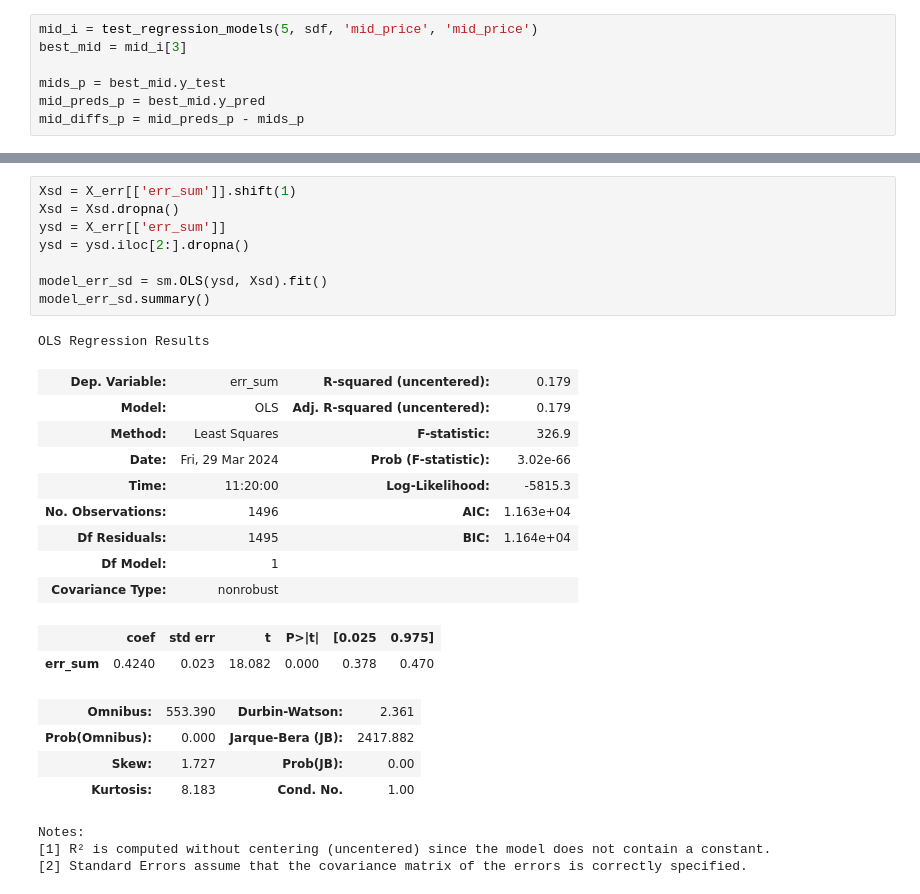
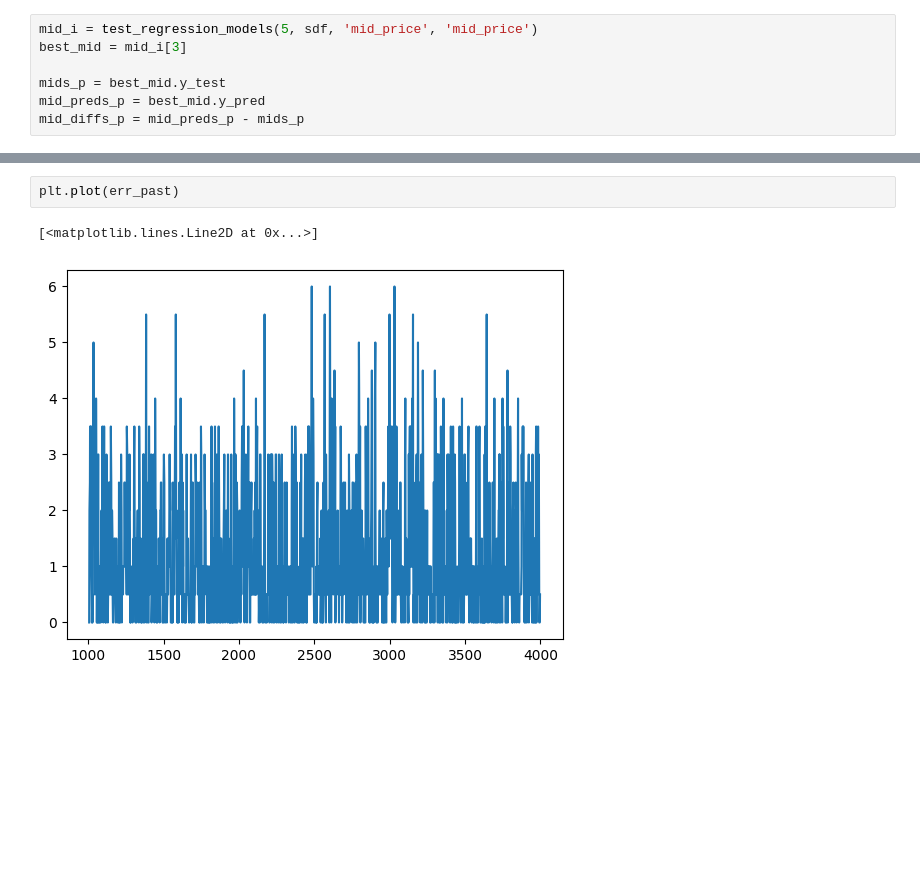
Before and after one commit to felixpoirier1/Prosperity, a Jupyter notebook: test.ipynb, the cells around one changed output, grey strips where cells are left out. Saved outputs shown, nothing was run; the diff lists cells and outputs as text; blank space fills up the shorter version.

```diff
--- a/test.ipynb
+++ b/test.ipynb
@@ -873,33 +855,10 @@ OLS Regression Results
 Notes:
 [1] Standard Errors assume that the covariance matrix of the errors is correctly specified.
-# %%
-Xsd = X_err[['err_sum']].shift(1)
-Xsd = Xsd.dropna()
-ysd = X_err[['err_sum']]
-ysd = ysd.iloc[2:].dropna()
-
-model_err_sd = sm.OLS(ysd, Xsd).fit()
-model_err_sd.summary()
-# %% [output]
-OLS Regression Results
-| Dep. Variable: | err_sum | R-squared (uncentered): | 0.179 |
-| Model: | OLS | Adj. R-squared (uncentered): | 0.179 |
-| Method: | Least Squares | F-statistic: | 326.9 |
-| Date: | Fri, 29 Mar 2024 | Prob (F-statistic): | 3.02e-66 |
-| Time: | 11:20:00 | Log-Likelihood: | -5815.3 |
-| No. Observations: | 1496 | AIC: | 1.163e+04 |
-| Df Residuals: | 1495 | BIC: | 1.164e+04 |
-| Df Model: | 1 |  |  |
-| Covariance Type: | nonrobust |  |  |
-|  | coef | std err | t | P>|t| | [0.025 | 0.975] |
-| err_sum | 0.4240 | 0.023 | 18.082 | 0.000 | 0.378 | 0.470 |
-| Omnibus: | 553.390 | Durbin-Watson: | 2.361 |
-| Prob(Omnibus): | 0.000 | Jarque-Bera (JB): | 2417.882 |
-| Skew: | 1.727 | Prob(JB): | 0.00 |
-| Kurtosis: | 8.183 | Cond. No. | 1.00 |
-Notes:
-[1] R² is computed without centering (uncentered) since the model does not contain a constant.
-[2] Standard Errors assume that the covariance matrix of the errors is correctly specified.
+# %%
+plt.plot(err_past)
+# %% [output]
+[<matplotlib.lines.Line2D at 0x...>]
+[figure, added]
 # %%
 X_new_err = best_mid.X_test.copy()
 X_new_err[err_names] = X_err_test1[err_names]
```
Also changed, not shown: parts of 30 cells of this notebook.
